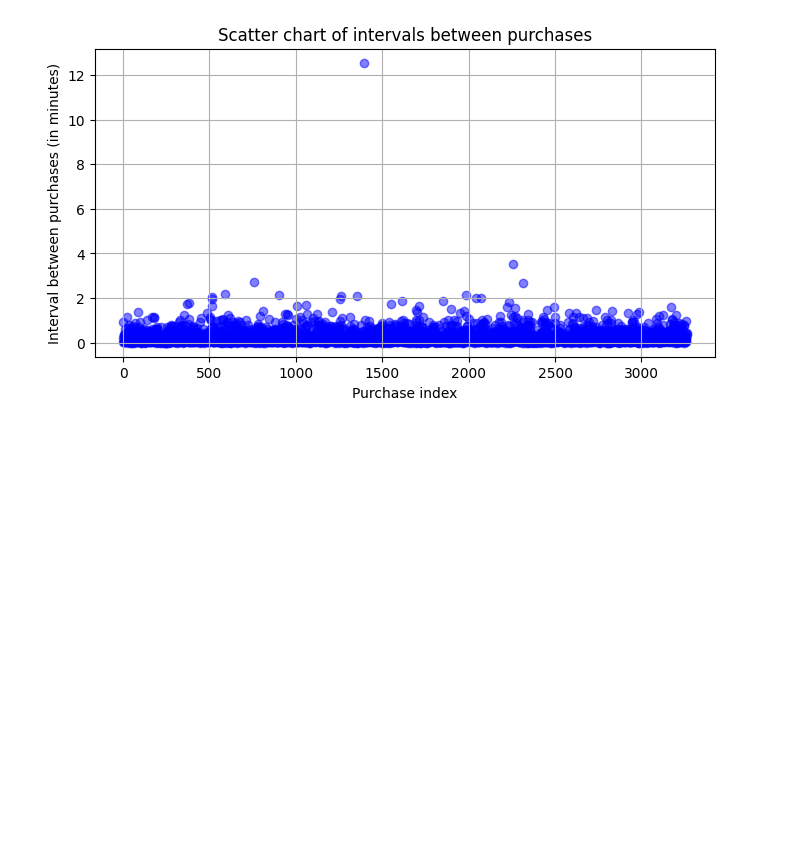
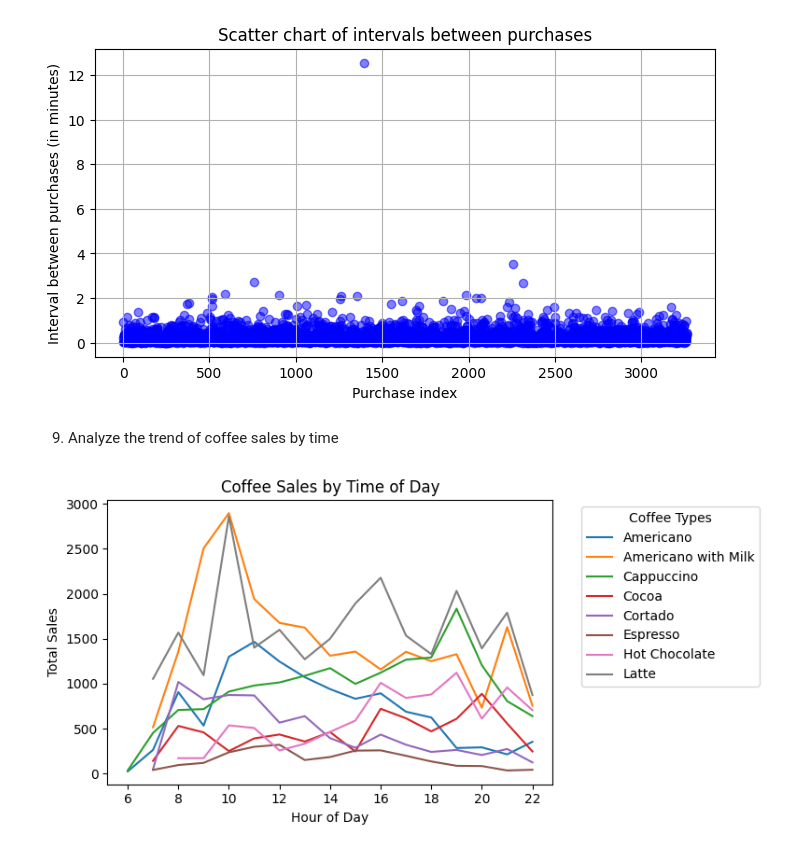
Before and after one commit to RKolehov/Coffee-Sales, a Jupyter notebook: Analizing.ipynb, the cells around one changed output. Cells and saved outputs as stored; diff of their text form; code cells hidden in the pictures; blank space fills up the shorter version.

```diff
--- a/Analizing.ipynb
+++ b/Analizing.ipynb
@@ -222,3 +224,15 @@ Median interval between purchases: 0.20 min
 Standard deviation of intervals: 0.38 min
 [figure]
 [figure]
+# %% [markdown]
+9. Analyze the trend of coffee sales by time
+# %%
+coffee_sales_by_time.plot(kind='line', figsize=(8, 4))
+plt.title('Coffee Sales by Time of Day')
+plt.xlabel('Hour of Day')
+plt.ylabel('Total Sales')
+plt.legend(title='Coffee Types', bbox_to_anchor=(1.05, 1), loc='upper left')
+plt.tight_layout()
+plt.show()
+# %% [output]
+[figure, added]
```
Also changed, not shown: parts of 1 cell of this notebook.
